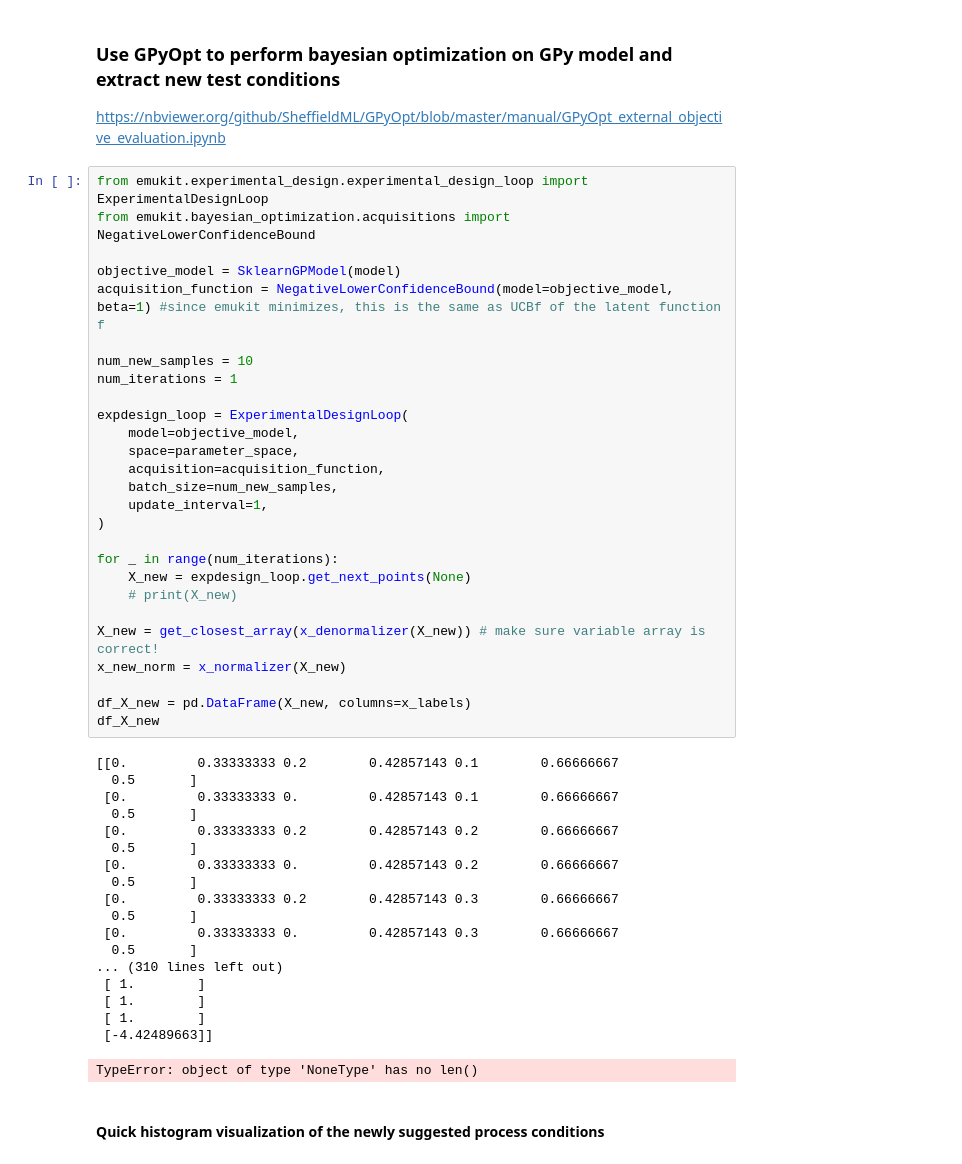
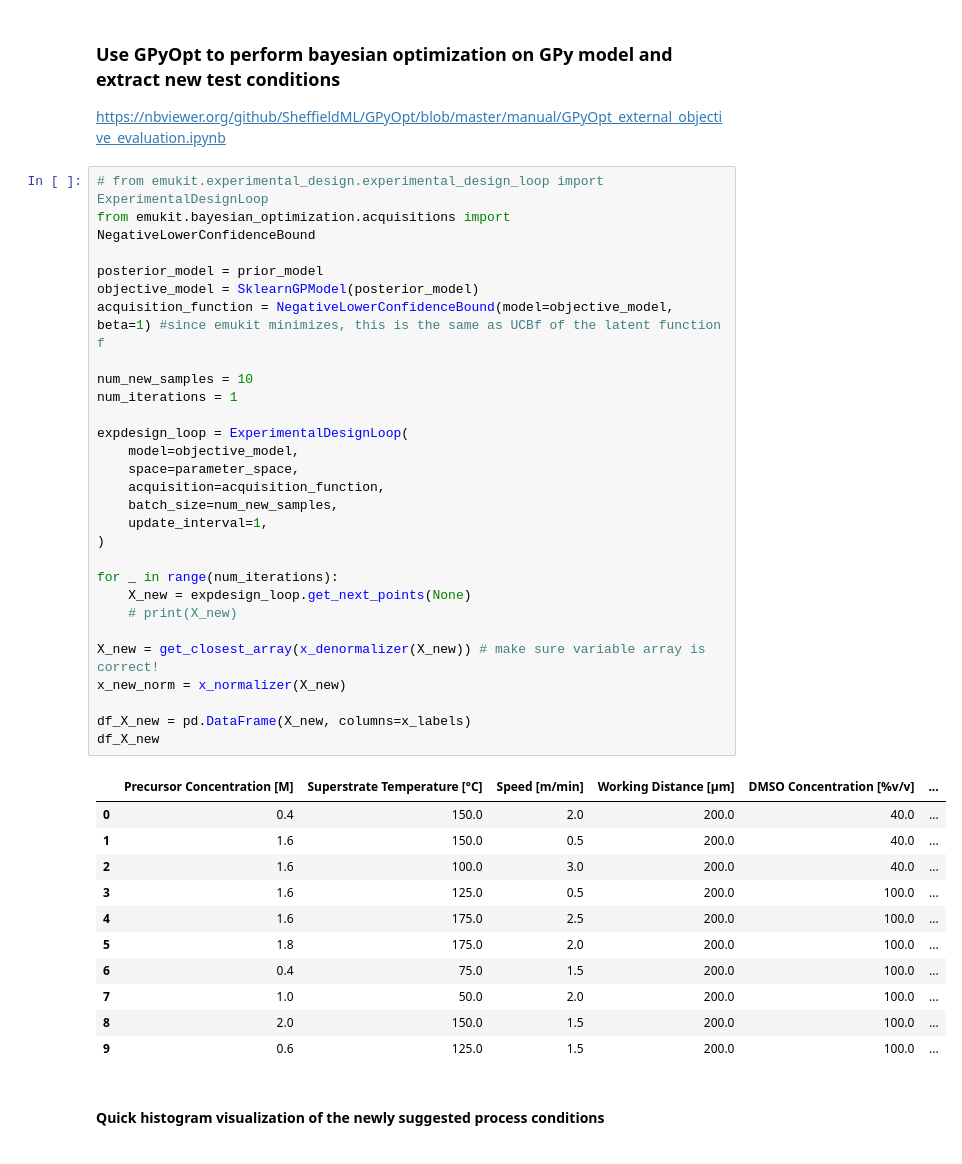
Before and after one commit to Printz-Lab/SL-PerovskiteOpt, a Jupyter notebook: Binary_Classification_BO/RAPID_Round1_BatchBO_Binary_Film_Quality_sklearn_Emukit.ipynb, the cells around one changed output. Cells and saved outputs as stored; diff of their text form.

```diff
--- a/Binary_Classification_BO/RAPID_Round1_BatchBO_Binary_Film_Quality_sklearn_Emukit.ipynb
+++ b/Binary_Classification_BO/RAPID_Round1_BatchBO_Binary_Film_Quality_sklearn_Emukit.ipynb
@@ -372,51 +489,45 @@ GaussianProcessClassifier(kernel=1**2 * Matern(length_scale=[1, 1, 1, 1, 1, 1, 1
 ### Use GPyOpt to perform bayesian optimization on GPy model and extract new test conditions
 https://nbviewer.org/github/SheffieldML/GPyOpt/blob/master/manual/GPyOpt_external_objective_evaluation.ipynb
 # %%
-from emukit.experimental_design.experimental_design_loop import ExperimentalDesignLoop
+# from emukit.experimental_design.experimental_design_loop import ExperimentalDesignLoop
 from emukit.bayesian_optimization.acquisitions import NegativeLowerConfidenceBound
 
-objective_model = SklearnGPModel(model)
+posterior_model = prior_model
+objective_model = SklearnGPModel(posterior_model)
 acquisition_function = NegativeLowerConfidenceBound(model=objective_model, beta=1) #since emukit minimizes, this is the same as UCBf of the latent function f
 
 num_new_samples = 10
 num_iterations = 1
 
 expdesign_loop = ExperimentalDesignLoop(
     model=objective_model,
     space=parameter_space,
     acquisition=acquisition_function,
     batch_size=num_new_samples,
     update_interval=1,
 )
 
 for _ in range(num_iterations):
     X_new = expdesign_loop.get_next_points(None)
     # print(X_new)
 
 X_new = get_closest_array(x_denormalizer(X_new)) # make sure variable array is correct!
 x_new_norm = x_normalizer(X_new)
 
 df_X_new = pd.DataFrame(X_new, columns=x_labels)
 df_X_new
 # %% [output]
-[[0.         0.33333333 0.2        0.42857143 0.1        0.66666667
-  0.5       ]
- [0.         0.33333333 0.         0.42857143 0.1        0.66666667
-  0.5       ]
- [0.         0.33333333 0.2        0.42857143 0.2        0.66666667
-  0.5       ]
- [0.         0.33333333 0.         0.42857143 0.2        0.66666667
-  0.5       ]
- [0.         0.33333333 0.2        0.42857143 0.3        0.66666667
-  0.5       ]
- [0.         0.33333333 0.         0.42857143 0.3        0.66666667
-  0.5       ]
-... (310 lines left out)
- [ 1.        ]
- [ 1.        ]
- [ 1.        ]
- [-4.42489663]]
-TypeError: object of type 'NoneType' has no len()
+|  | Precursor Concentration [M] | Superstrate Temperature [°C] | Speed [m/min] | Working Distance [μm] | DMSO Concentration [%v/v] | ... |
+| 0 | 0.4 | 150.0 | 2.0 | 200.0 | 40.0 | ... |
+| 1 | 1.6 | 150.0 | 0.5 | 200.0 | 40.0 | ... |
+| 2 | 1.6 | 100.0 | 3.0 | 200.0 | 40.0 | ... |
+| 3 | 1.6 | 125.0 | 0.5 | 200.0 | 100.0 | ... |
+| 4 | 1.6 | 175.0 | 2.5 | 200.0 | 100.0 | ... |
+| 5 | 1.8 | 175.0 | 2.0 | 200.0 | 100.0 | ... |
+| 6 | 0.4 | 75.0 | 1.5 | 200.0 | 100.0 | ... |
+| 7 | 1.0 | 50.0 | 2.0 | 200.0 | 100.0 | ... |
+| 8 | 2.0 | 150.0 | 1.5 | 200.0 | 100.0 | ... |
+| 9 | 0.6 | 125.0 | 1.5 | 200.0 | 100.0 | ... |
 # %% [markdown]
 #### Quick histogram visualization of the newly suggested process conditions
 # %% [markdown]
```
Also changed, not shown: parts of 3 cells of this notebook, 1 other file.
